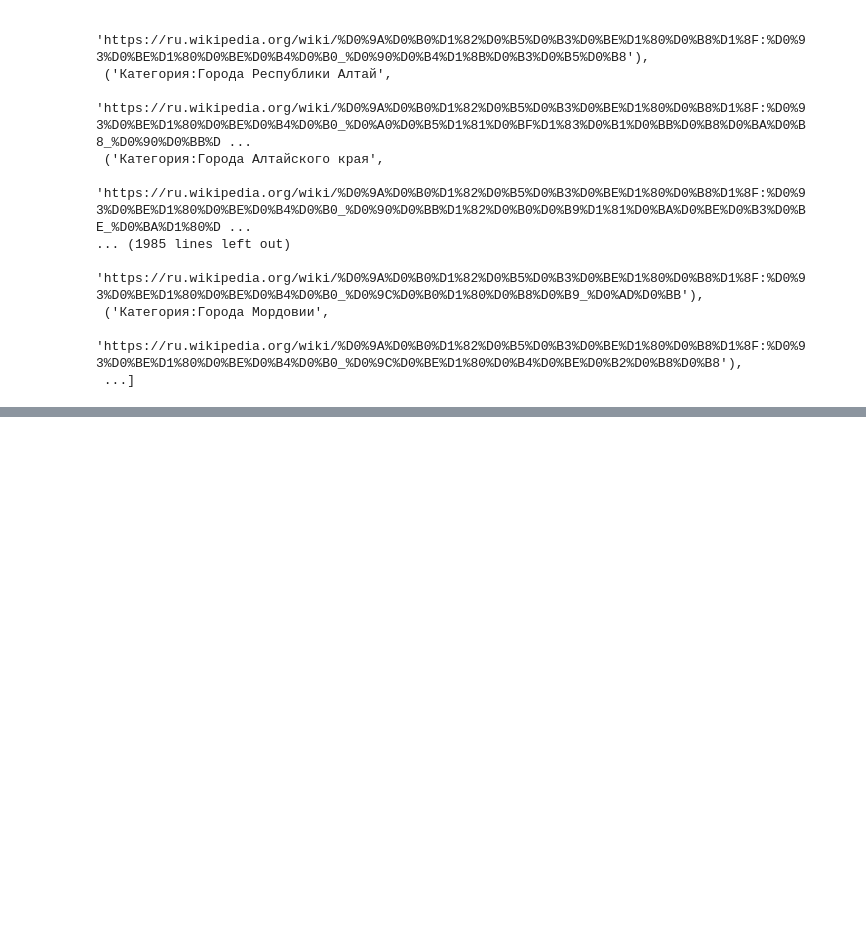
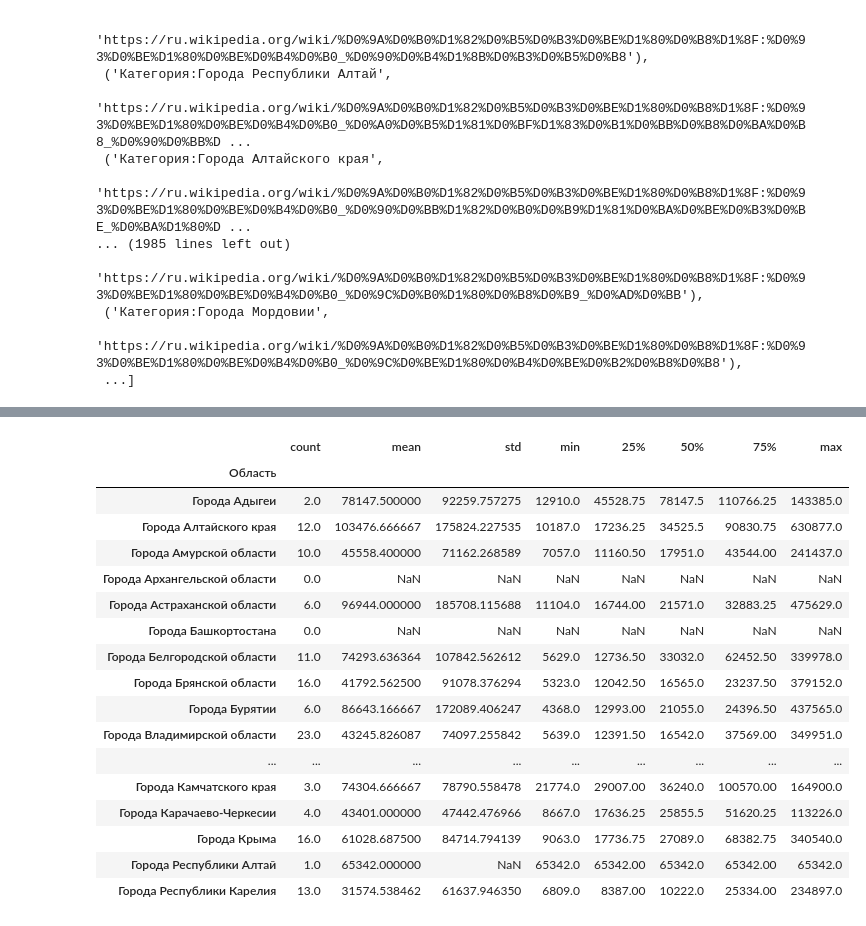
Before and after one commit to bitcoineazy/Big_Data, a Jupyter notebook: 04_parsing/wikipedia_parser.ipynb, the cells around one changed output, grey strips where cells are left out. Drawn from its saved outputs; the diff is of its cells as text; code cells hidden in the pictures; blank space fills up the shorter version.

```diff
--- a/04_parsing/wikipedia_parser.ipynb
+++ b/04_parsing/wikipedia_parser.ipynb
@@ -160,0 +198,10 @@ pd.json_normalize(all_es_prop[0][1]["Города"])
+# %%
+
+all_df = pd.json_normalize(all_es_prop[0]["Города"])
+
+
+for i in range(len(all_es_prop) - 1):
+    cities = pd.json_normalize(all_es_prop[i+1]["Города"])
+    all_df = pd.concat([all_df, cities], names=["123"])
+
+all_df
@@ -160,0 +273,6 @@ pd.json_normalize(all_es_prop[0][1]["Города"])
+# %%
+import re
+
+all_df["население(чел.)"] = all_df["население(чел.)"].astype(str).apply(lambda x: "".join(re.findall('[0-9]+', x)[:-1]))
+# %%
+all_df["население(чел.)"] = pd.to_numeric(all_df["население(чел.)"], downcast="integer")
@@ -160,0 +295,21 @@ pd.json_normalize(all_es_prop[0][1]["Города"])
+# %%
+all_df.groupby("Область")["население(чел.)"].describe()
+# %% [output]
+|  | count | mean | std | min | 25% | 50% | 75% | max |
+| Область |  |  |  |  |  |  |  |  |
+| Города Адыгеи | 2.0 | 78147.500000 | 92259.757275 | 12910.0 | 45528.75 | 78147.5 | 110766.25 | 143385.0 |
+| Города Алтайского края | 12.0 | 103476.666667 | 175824.227535 | 10187.0 | 17236.25 | 34525.5 | 90830.75 | 630877.0 |
+| Города Амурской области | 10.0 | 45558.400000 | 71162.268589 | 7057.0 | 11160.50 | 17951.0 | 43544.00 | 241437.0 |
+| Города Архангельской области | 0.0 | NaN | NaN | NaN | NaN | NaN | NaN | NaN |
+| Города Астраханской области | 6.0 | 96944.000000 | 185708.115688 | 11104.0 | 16744.00 | 21571.0 | 32883.25 | 475629.0 |
+| Города Башкортостана | 0.0 | NaN | NaN | NaN | NaN | NaN | NaN | NaN |
+| Города Белгородской области | 11.0 | 74293.636364 | 107842.562612 | 5629.0 | 12736.50 | 33032.0 | 62452.50 | 339978.0 |
+| Города Брянской области | 16.0 | 41792.562500 | 91078.376294 | 5323.0 | 12042.50 | 16565.0 | 23237.50 | 379152.0 |
+| Города Бурятии | 6.0 | 86643.166667 | 172089.406247 | 4368.0 | 12993.00 | 21055.0 | 24396.50 | 437565.0 |
+| Города Владимирской области | 23.0 | 43245.826087 | 74097.255842 | 5639.0 | 12391.50 | 16542.0 | 37569.00 | 349951.0 |
+| ... | ... | ... | ... | ... | ... | ... | ... | ... |
+| Города Камчатского края | 3.0 | 74304.666667 | 78790.558478 | 21774.0 | 29007.00 | 36240.0 | 100570.00 | 164900.0 |
+| Города Карачаево-Черкесии | 4.0 | 43401.000000 | 47442.476966 | 8667.0 | 17636.25 | 25855.5 | 51620.25 | 113226.0 |
+| Города Крыма | 16.0 | 61028.687500 | 84714.794139 | 9063.0 | 17736.75 | 27089.0 | 68382.75 | 340540.0 |
+| Города Республики Алтай | 1.0 | 65342.000000 | NaN | 65342.0 | 65342.00 | 65342.0 | 65342.00 | 65342.0 |
+| Города Республики Карелия | 13.0 | 31574.538462 | 61637.946350 | 6809.0 | 8387.00 | 10222.0 | 25334.00 | 234897.0 |
```
Also changed, not shown: parts of 10 cells of this notebook.
